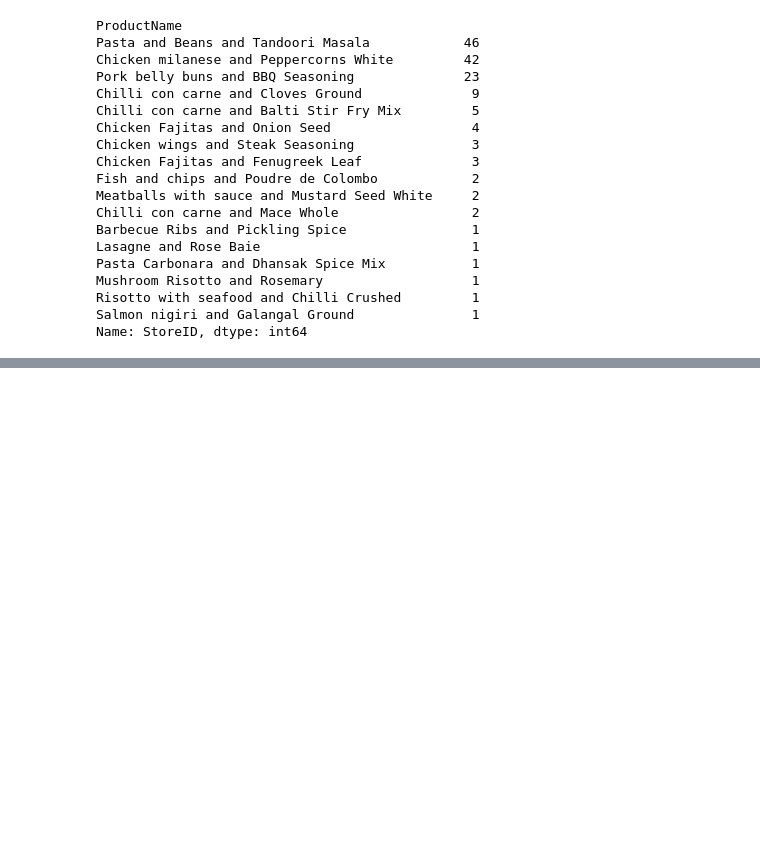
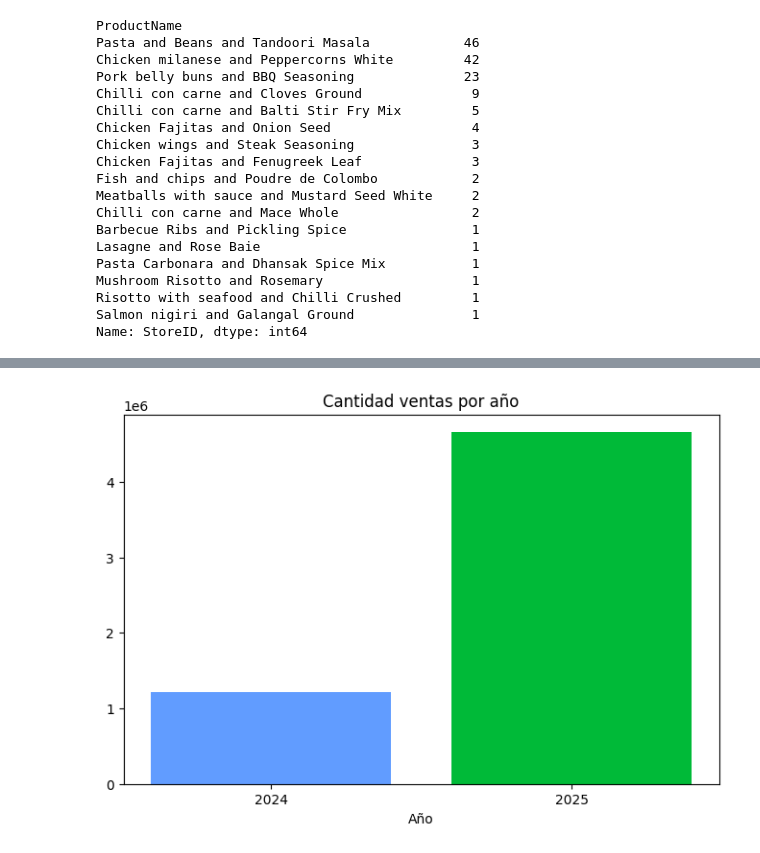
Before and after one commit to diosimar/demand_forcasting_and_promotions, a Jupyter notebook: notebooks/01_EDA.ipynb, the cells around one changed output, grey strips where cells are left out. Saved outputs shown, nothing was run; the diff lists cells and outputs as text; code cells hidden in the pictures; blank space fills up the shorter version.

```diff
--- a/notebooks/01_EDA.ipynb
+++ b/notebooks/01_EDA.ipynb
@@ -297,0 +347,10 @@ Realizar analisis de tendencias  en series temporales,  con el objetivo de descu
+# %%
+plt.figure(figsize=(8,5))
+
+plt.bar(x = total_anual.anio, height= total_anual.Quantity , tick_label = list(total_anual.anio ), color = ["#619cff","#00ba38"])
+plt.xlabel("Año")
+plt.title("Cantidad ventas por año")
+#plt.xticks(rotation=45)
+plt.show()
+# %% [output]
+[figure, added]
```
Also changed, not shown: parts of 17 cells of this notebook, 1 other file.
